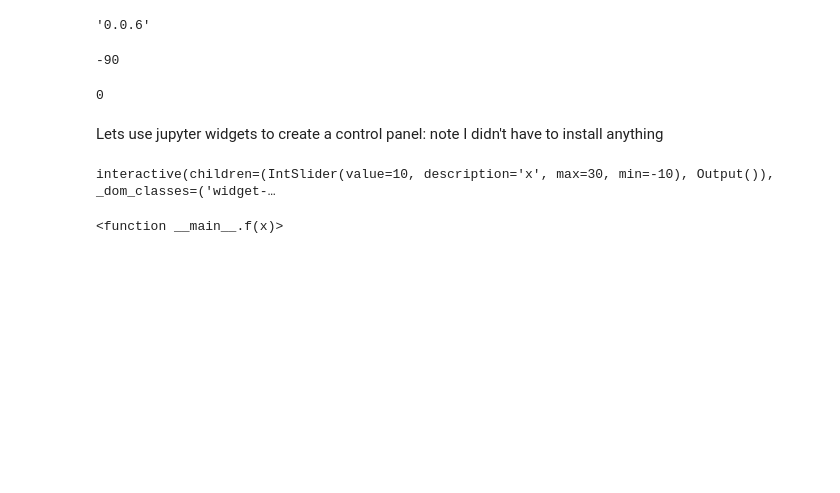
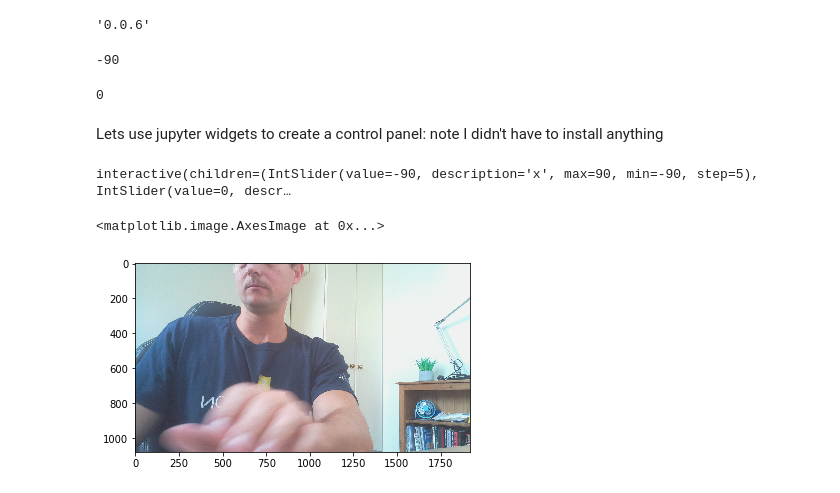
Before and after one commit to robmarkcole/jupyter-raspberry-pi, a Jupyter notebook: Initial demo camera and pan-tilt.ipynb, the cells around one changed output. Cells and saved outputs as stored; diff of their text form; code cells hidden in the pictures; blank space fills up the shorter version.

```diff
--- a/Initial demo camera and pan-tilt.ipynb
+++ b/Initial demo camera and pan-tilt.ipynb
@@ -57,10 +59,17 @@ from ipywidgets import interact
 # %%
 import ipywidgets as widgets
 # %%
-def f(x):
-    return x
+def f(x, y):
+    pantilthat.pan(x)
+    pantilthat.tilt(y)
+    return x, y
-# %%
-interact(f, x=10)
-# %% [output]
-interactive(children=(IntSlider(value=10, description='x', max=30, min=-10), Output()), _dom_classes=('widget-…
-<function __main__.f(x)>
+# %%
+interact(f, x=widgets.IntSlider(min=-90, max=90, step=5, value=-90),
+            y=widgets.IntSlider(min=-90, max=90, step=5, value=0))
+
+plt.figure(2)
+plt.imshow(img)
+# %% [output]
+interactive(children=(IntSlider(value=-90, description='x', max=90, min=-90, step=5), IntSlider(value=0, descr…
+<matplotlib.image.AxesImage at 0x...>
+[figure, added]
```
Also changed, not shown: parts of 4 cells of this notebook, 1 other file.
